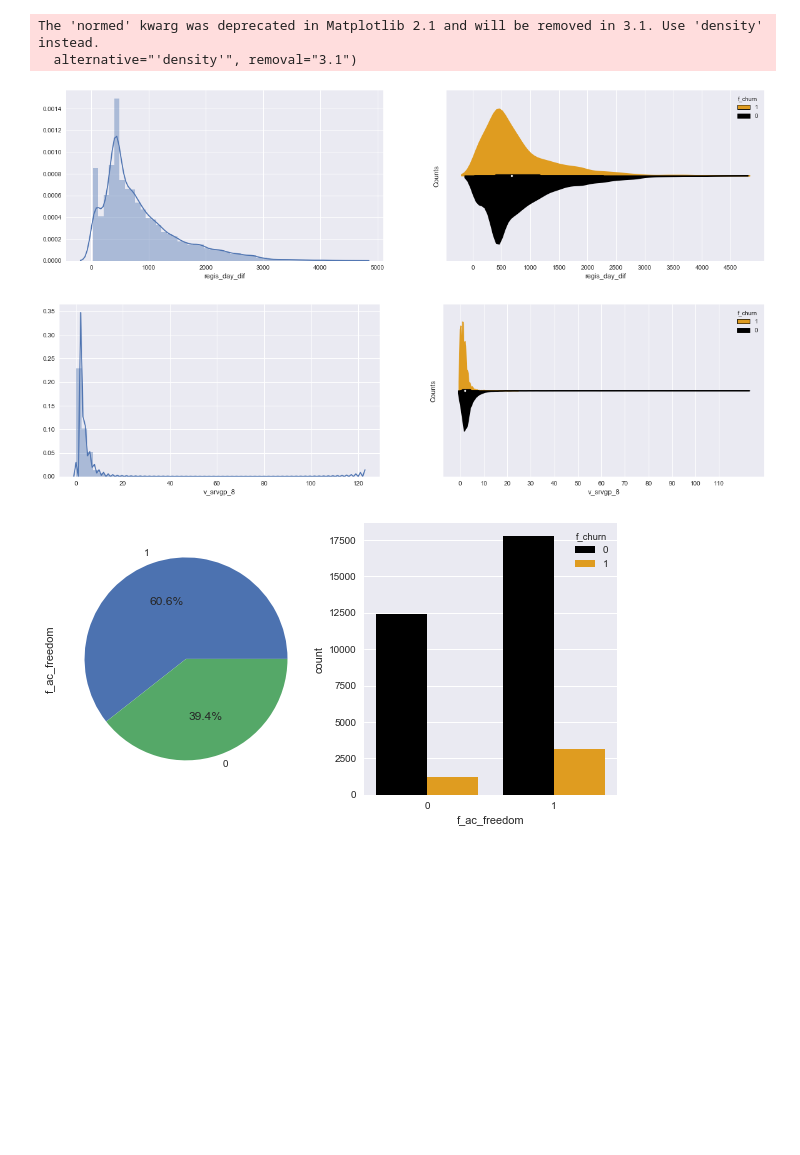
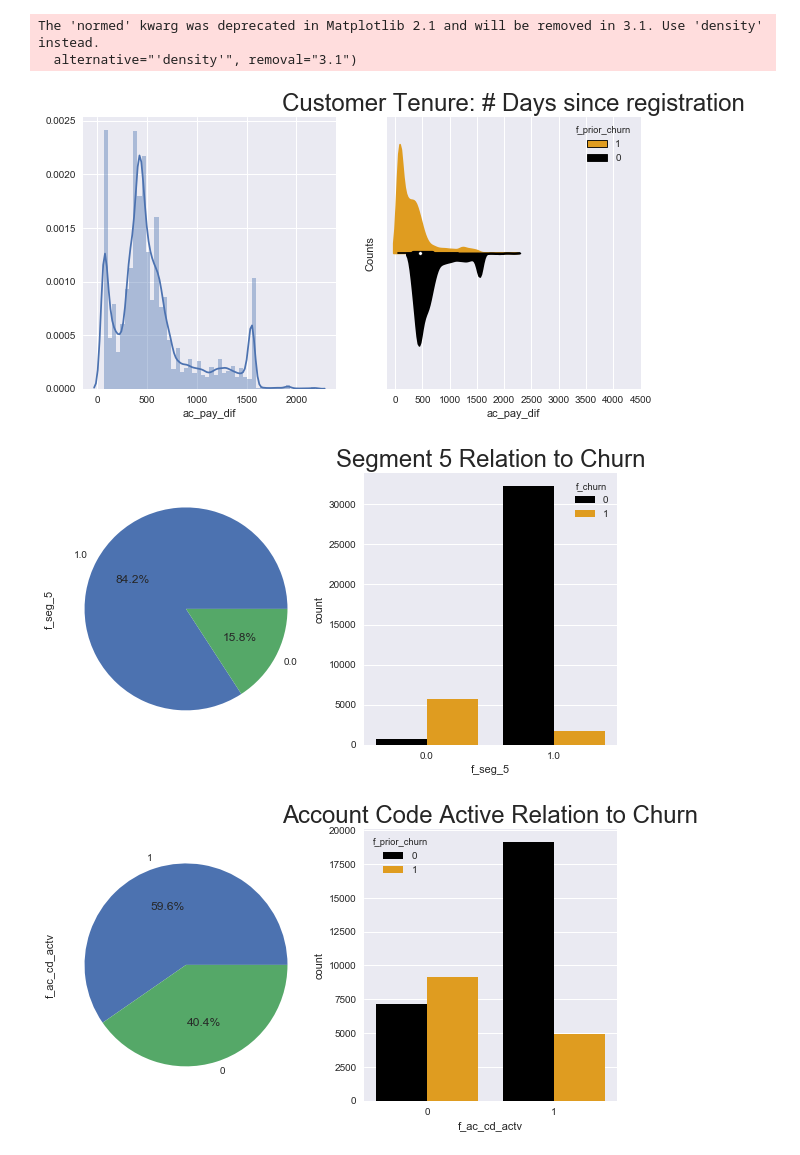
Before and after one commit to ckwong91/sharing-github, a Jupyter notebook: Amazon.ipynb, the cells around one changed output. Drawn from its saved outputs; the diff is of its cells as text; code cells hidden in the pictures; blank space fills up the shorter version.

```diff
--- a/Amazon.ipynb
+++ b/Amazon.ipynb
@@ -719,11 +963,17 @@ See the caveats in the documentation: http://pandas.pydata.org/pandas-docs/stabl
-# %%
-#see relation of variables to churn
-cont_plot(varsel, 'regis_day_dif', 'f_churn', survival_palette, [1, 0], range(0,5000,500))
-cont_plot(varsel, 'v_srvgp_8', 'f_churn', survival_palette, [1, 0], range(0,120,10))
-cat_plot(varsel, 'f_ac_freedom', 'f_churn', survival_palette)
-# %% [output]
-The 'normed' kwarg was deprecated in Matplotlib 2.1 and will be removed in 3.1. Use 'density' instead.
-  alternative="'density'", removal="3.1")
-[figure, removed]
-[figure, removed]
-[figure, removed]
+# %%
+#see relation of variables to churn
+cont_plot(varsel, 'ac_pay_dif', 'f_prior_churn', survival_palette, [1, 0], range(0,5000,500),"Customer Tenure: # Days since registration")
+cat_plot(varsel, 'f_seg_5', 'f_churn', survival_palette,"Segment 5 Relation to Churn")
+cat_plot(varsel, 'f_ac_cd_actv', 'f_prior_churn', survival_palette,"Account Code Active Relation to Churn")
+cat_plot(varsel, 'f_srvgp_8', 'f_prior_churn', survival_palette,"Service Group 8 Relation to Churn")
+cat_plot(varsel, 'f_pdt_6', 'f_prior_churn', survival_palette,"Product 6 Relation to Churn")
+cat_plot(varsel, 'f_ac_active', 'f_prior_churn', survival_palette,"Account Activity Relation to Churn")
+cat_plot(varsel, 'f_ac_cd_susp', 'f_prior_churn', survival_palette,"Account Code Suspended Relation to Churn")
+cat_plot(varsel, 'f_pdt_13', 'f_prior_churn', survival_palette,"Product 13 Relation to Churn")
+cat_plot(varsel, 'f_srvgp_18', 'f_prior_churn', survival_palette,"Service Group 8 Relation to Churn")
+# %% [output]
+The 'normed' kwarg was deprecated in Matplotlib 2.1 and will be removed in 3.1. Use 'density' instead.
+  alternative="'density'", removal="3.1")
+[figure, added]
+[figure, added]
+[figure, added]
```
Also changed, not shown: parts of 22 cells of this notebook.
